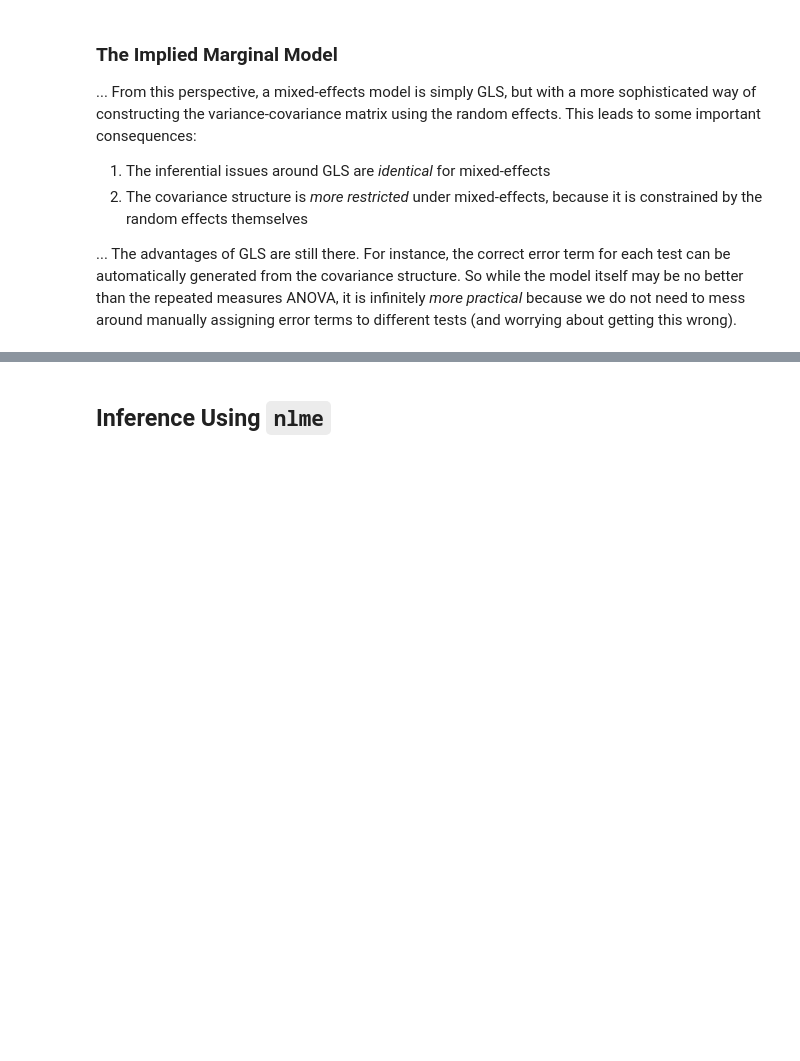
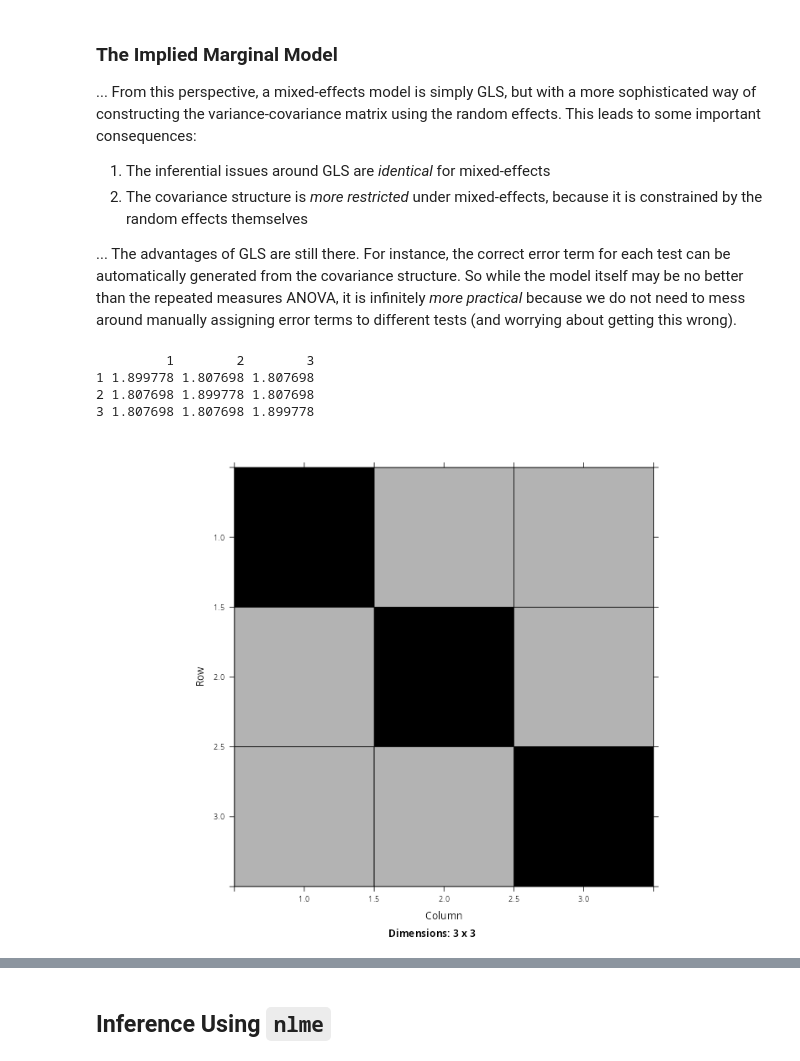
Before and after one commit to PCHN63112-Mixed-Models/mixed-effects-intro, a Jupyter notebook: _build/jupyter_execute/5.mixed-R.ipynb, the cells around one changed output, grey strips where cells are left out. Saved outputs shown, nothing was run; the diff lists cells and outputs as text; code cells hidden in the pictures; blank space fills up the shorter version.

```diff
--- a/_build/jupyter_execute/5.mixed-R.ipynb
+++ b/_build/jupyter_execute/5.mixed-R.ipynb
@@ -212,3 +218,17 @@ Although the amount of data in this example makes the distributional form harder
 2. The covariance structure is *more restricted* under mixed-effects, because it is constrained by the random effects themselves
 
 ... The advantages of GLS are still there. For instance, the correct error term for each test can be automatically generated from the covariance structure. So while the model itself may be no better than the repeated measures ANOVA, it is infinitely *more practical* because we do not need to mess around manually assigning error terms to different tests (and worrying about getting this wrong).
+# %%
+library('Matrix')
+
+Sigma <- getVarCov(lme.mod, individual='31', type='marginal')
+Sigma <- as.matrix(Sigma$`31`)
+
+print(Sigma)
+image(as(Sigma,'Matrix'))
+# %% [output]
+         1        2        3
+1 1.899778 1.807698 1.807698
+2 1.807698 1.899778 1.807698
+3 1.807698 1.807698 1.899778
+[figure, added]
```
Also changed, not shown: parts of 14 cells of this notebook, 13 other files.
